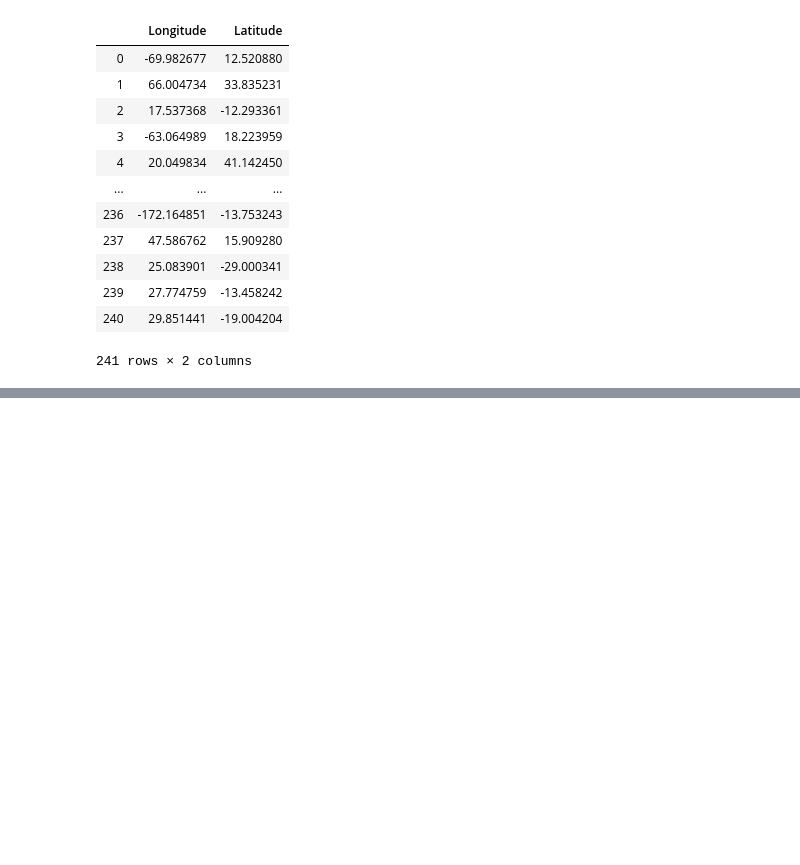
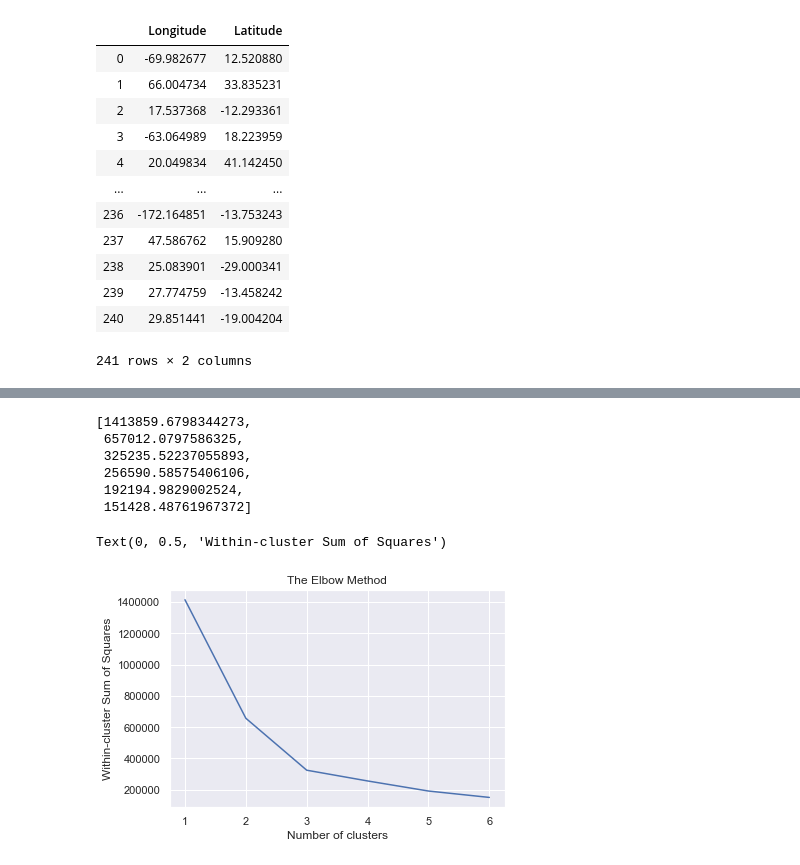
Before and after one commit to Deepjariwala027/k-means_project_practice, a Jupyter notebook: k-means-prac.ipynb, the cells around one changed output, grey strips where cells are left out. Drawn from its saved outputs; the diff is of its cells as text; code cells hidden in the pictures; blank space fills up the shorter version.

```diff
--- a/k-means-prac.ipynb
+++ b/k-means-prac.ipynb
@@ -117,0 +123,36 @@ plt.show()
+# %%
+# THE ELBOW METHOD
+wcss=[]
+
+#creating all possible cluster solutions
+for i in range(1,7):
+    #cluster solution of ith cluster
+    kmeans = KMeans(i)
+    #fitting tha data
+    kmeans.fit(x)
+    #wcss for each iteration and appending the values
+    wcss_iter = kmeans.inertia_
+    wcss.append(wcss_iter)
+
+wcss
+# %% [output]
+[1413859.6798344273,
+ 657012.0797586325,
+ 325235.52237055893,
+ 256590.58575406106,
+ 192194.9829002524,
+ 151428.48761967372]
+# %%
+# Create a variable containing the numbers from 1 to 6, so we can use it as X axis of the future plot
+number_clusters = range(1,7)
+# Plot the number of clusters vs WCSS
+plt.plot(number_clusters,wcss)
+# Name your graph
+plt.title('The Elbow Method')
+# Name the x-axis
+plt.xlabel('Number of clusters')
+# Name the y-axis
+plt.ylabel('Within-cluster Sum of Squares')
+# %% [output]
+Text(0, 0.5, 'Within-cluster Sum of Squares')
+[figure, added]
```
Also changed, not shown: parts of 4 cells of this notebook, 7 other files.
